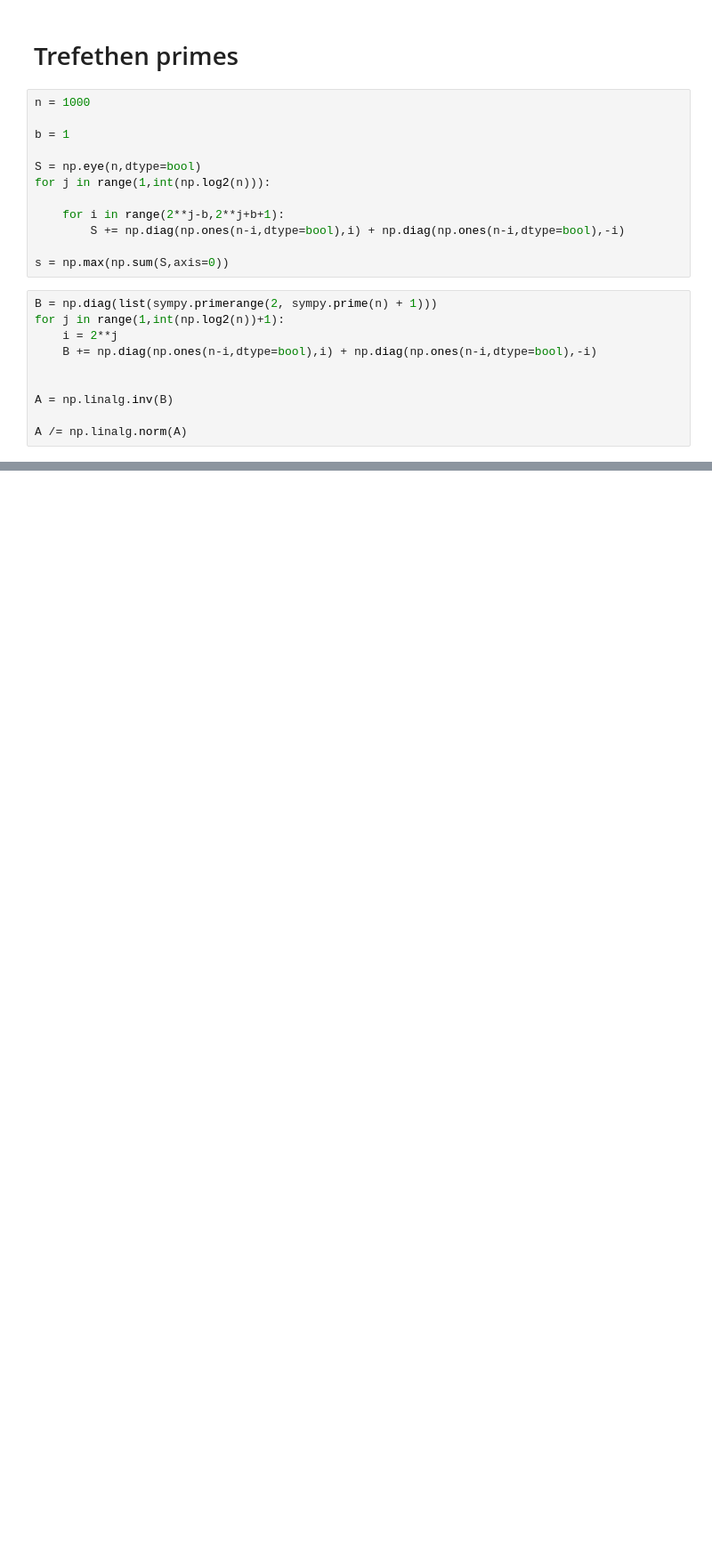
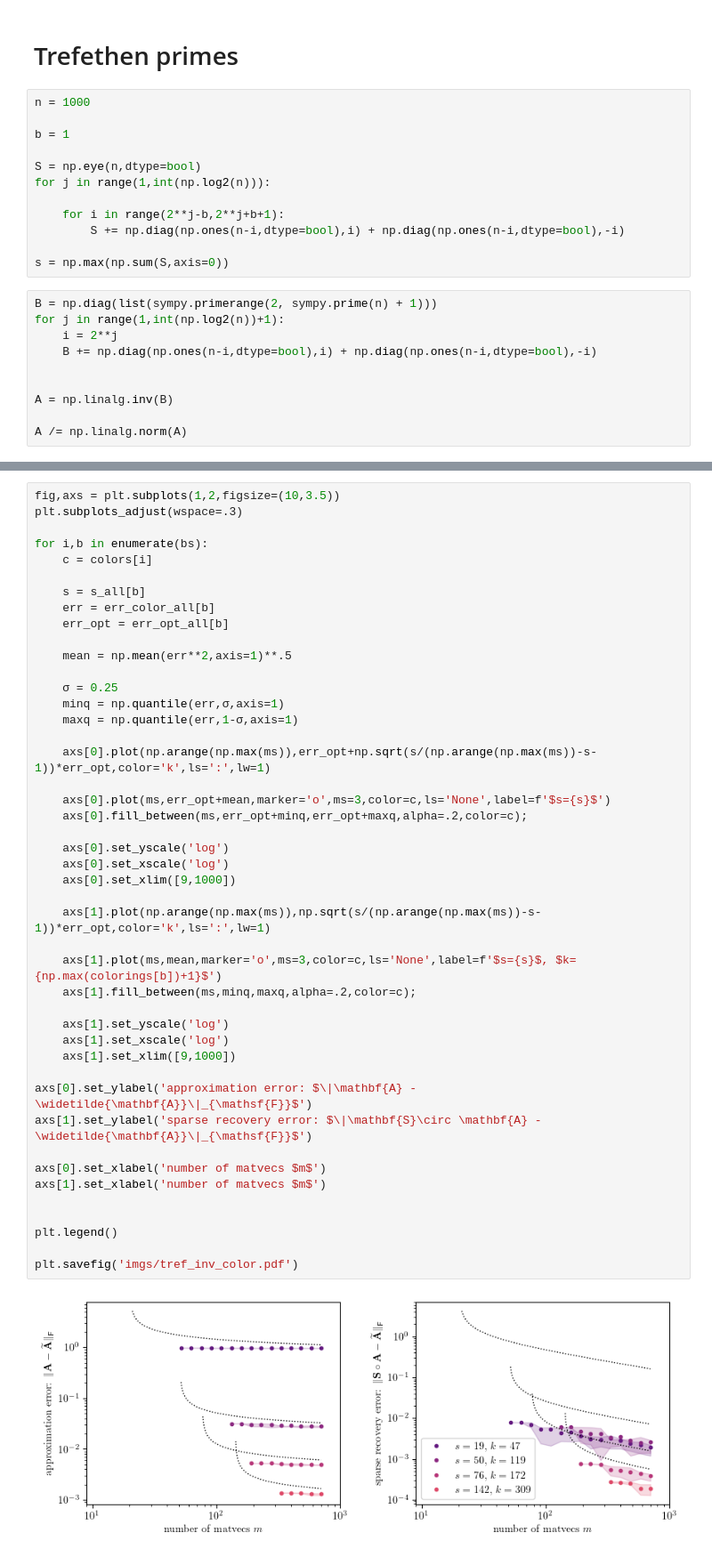
Before and after one commit to tchen-research/fixed_sparsity_matrix_approximation, a Jupyter notebook: sparse_recovery.ipynb, the cells around one changed output, grey strips where cells are left out. Shown at 89% size. Saved outputs shown, nothing was run; the diff lists cells and outputs as text; blank space fills up the shorter version.

```diff
--- a/sparse_recovery.ipynb
+++ b/sparse_recovery.ipynb
@@ -257,0 +372,47 @@ plt.savefig('imgs/tref_inv.pdf')
+# %%
+fig,axs = plt.subplots(1,2,figsize=(10,3.5))
+plt.subplots_adjust(wspace=.3)
+
+for i,b in enumerate(bs):
+    c = colors[i]
+
+    s = s_all[b]
+    err = err_color_all[b]
+    err_opt = err_opt_all[b]
+
+    mean = np.mean(err**2,axis=1)**.5
+
+    σ = 0.25
+    minq = np.quantile(err,σ,axis=1)
+    maxq = np.quantile(err,1-σ,axis=1)
+
+    axs[0].plot(np.arange(np.max(ms)),err_opt+np.sqrt(s/(np.arange(np.max(ms))-s-1))*err_opt,color='k',ls=':',lw=1)
+
+    axs[0].plot(ms,err_opt+mean,marker='o',ms=3,color=c,ls='None',label=f'$s={s}$')
+    axs[0].fill_between(ms,err_opt+minq,err_opt+maxq,alpha=.2,color=c);
+
+    axs[0].set_yscale('log')
+    axs[0].set_xscale('log')
+    axs[0].set_xlim([9,1000])
+
+    axs[1].plot(np.arange(np.max(ms)),np.sqrt(s/(np.arange(np.max(ms))-s-1))*err_opt,color='k',ls=':',lw=1)
+
+    axs[1].plot(ms,mean,marker='o',ms=3,color=c,ls='None',label=f'$s={s}$, $k={np.max(colorings[b])+1}$')
+    axs[1].fill_between(ms,minq,maxq,alpha=.2,color=c);
+
+    axs[1].set_yscale('log')
+    axs[1].set_xscale('log')
+    axs[1].set_xlim([9,1000])
+
+axs[0].set_ylabel('approximation error: $\|\mathbf{A} - \widetilde{\mathbf{A}}\|_{\mathsf{F}}$')
+axs[1].set_ylabel('sparse recovery error: $\|\mathbf{S}\circ \mathbf{A} - \widetilde{\mathbf{A}}\|_{\mathsf{F}}$')
+
+axs[0].set_xlabel('number of matvecs $m$')
+axs[1].set_xlabel('number of matvecs $m$')
+
+
+plt.legend()
+
+plt.savefig('imgs/tref_inv_color.pdf')
+# %% [output]
+[figure, added]
```
Also changed, not shown: parts of 12 cells of this notebook, 2 other files.
